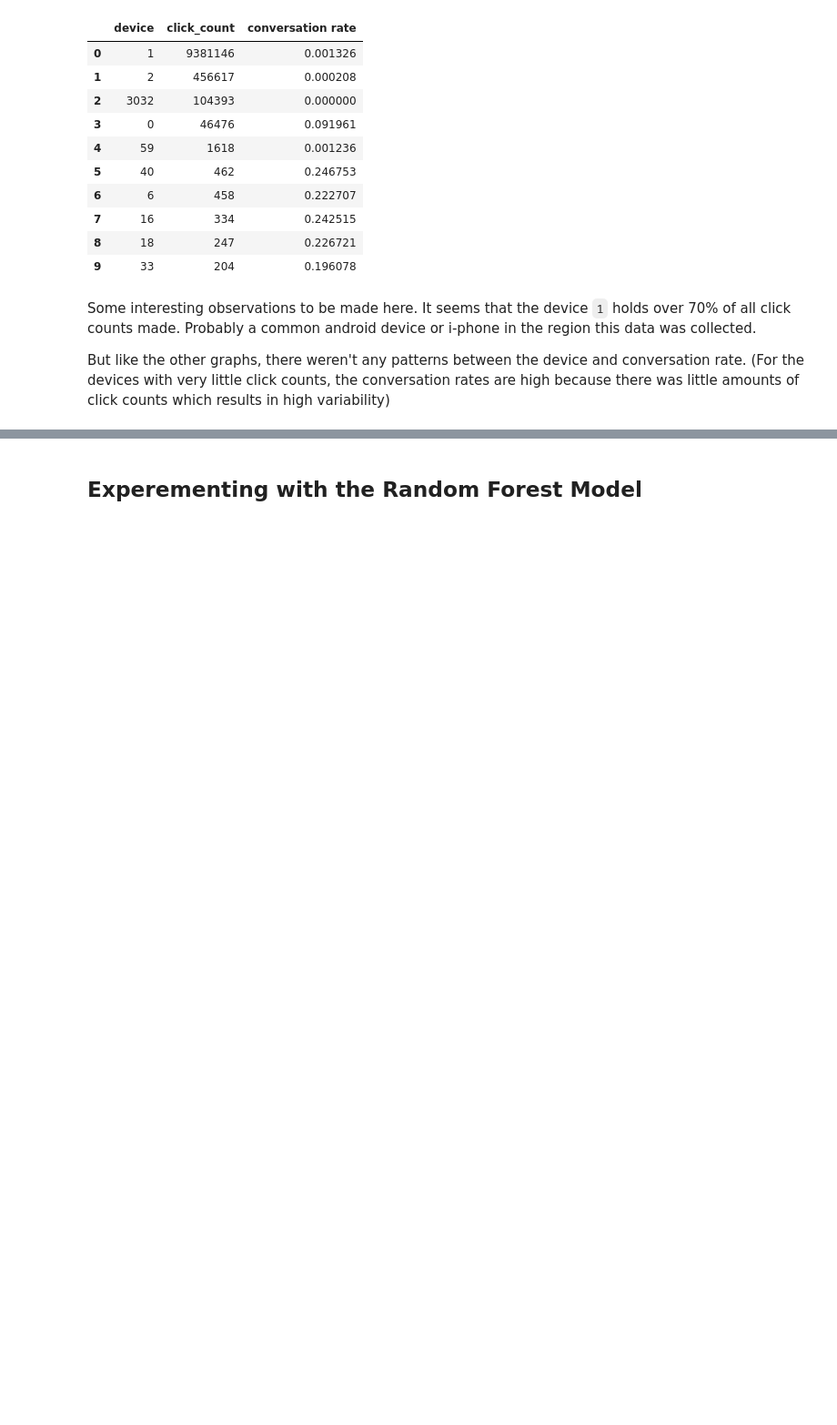
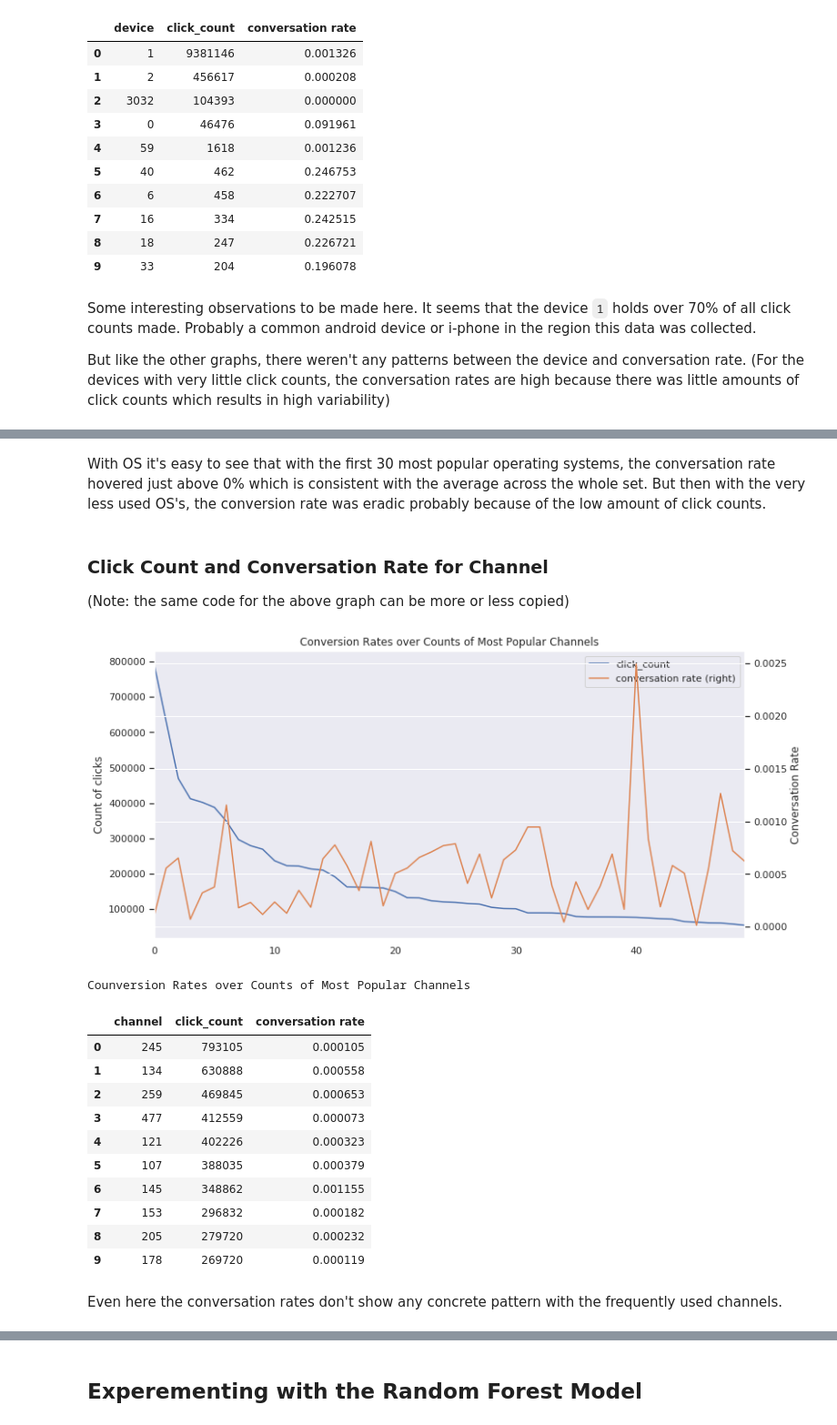
Before and after one commit to catherinelee274/fraud_detection, a Jupyter notebook: eda.ipynb, the cells around one changed output, grey strips where cells are left out. Shown at 91% size. Cells and saved outputs as stored; diff of their text form; code cells hidden in the pictures; blank space fills up the shorter version.

```diff
--- a/eda.ipynb
+++ b/eda.ipynb
@@ -213,0 +250,35 @@ But like the other graphs, there weren't any patterns between the device and con
+# %% [markdown]
+With OS it's easy to see that with the first 30 most popular operating systems, the conversation rate hovered just above 0% which is consistent with the average across the whole set.  But then with the very less used OS's, the conversion rate was eradic probably because of the low amount of click counts.
+# %% [markdown]
+### Click Count and Conversation Rate for Channel
+(Note: the same code for the above graph can be more or less copied)
+# %%
+conversation_rate = mdata[['channel', 'is_attributed']].groupby('channel', as_index=False).mean().sort_values('is_attributed', ascending=False)
+counts = mdata[['channel', 'is_attributed']].groupby('channel', as_index=False).count().sort_values('is_attributed', ascending=False)
+merge = counts.merge(conversation_rate, on='channel', how='left')
+merge.columns = ['channel', 'click_count', 'conversation rate']
+
+ax = merge[:50].plot(y=["click_count","conversation rate"],secondary_y='conversation rate')
+plt.title('Conversion Rates over Counts of Most Popular Channels')
+ax.set(ylabel='Count of clicks')
+plt.ylabel('Conversation Rate')
+plt.show()
+
+print('Counversion Rates over Counts of Most Popular Channels')
+merge.head(10)
+# %% [output]
+[figure, added]
+Counversion Rates over Counts of Most Popular Channels
+|  | channel | click_count | conversation rate |
+| 0 | 245 | 793105 | 0.000105 |
+| 1 | 134 | 630888 | 0.000558 |
+| 2 | 259 | 469845 | 0.000653 |
+| 3 | 477 | 412559 | 0.000073 |
+| 4 | 121 | 402226 | 0.000323 |
+| 5 | 107 | 388035 | 0.000379 |
+| 6 | 145 | 348862 | 0.001155 |
+| 7 | 153 | 296832 | 0.000182 |
+| 8 | 205 | 279720 | 0.000232 |
+| 9 | 178 | 269720 | 0.000119 |
+# %% [markdown]
+Even here the conversation rates don't show any concrete pattern with the frequently used channels.
```
Also changed, not shown: parts of 26 cells of this notebook.
